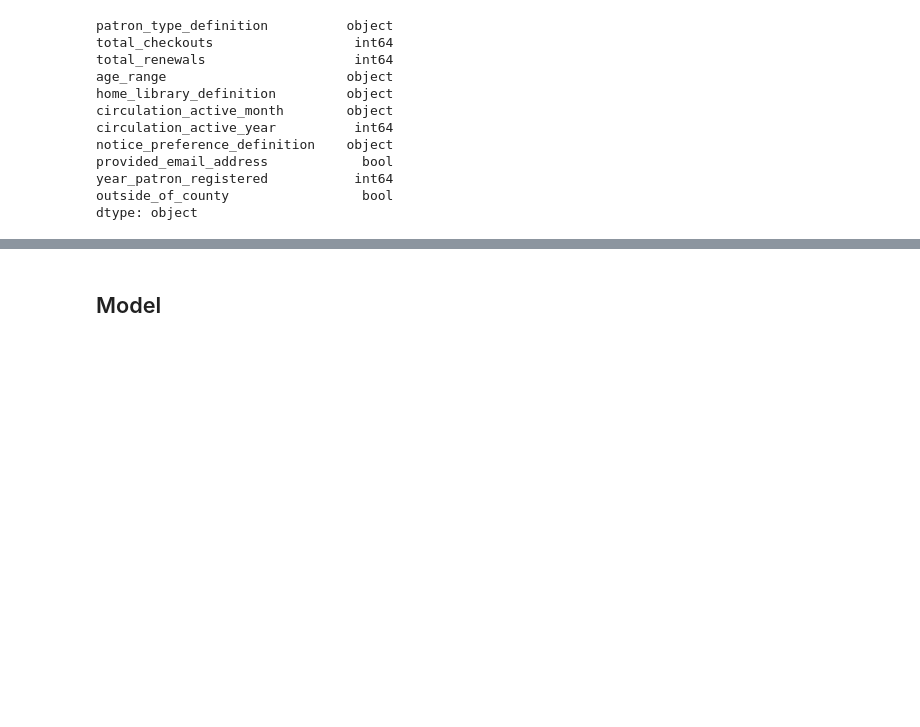
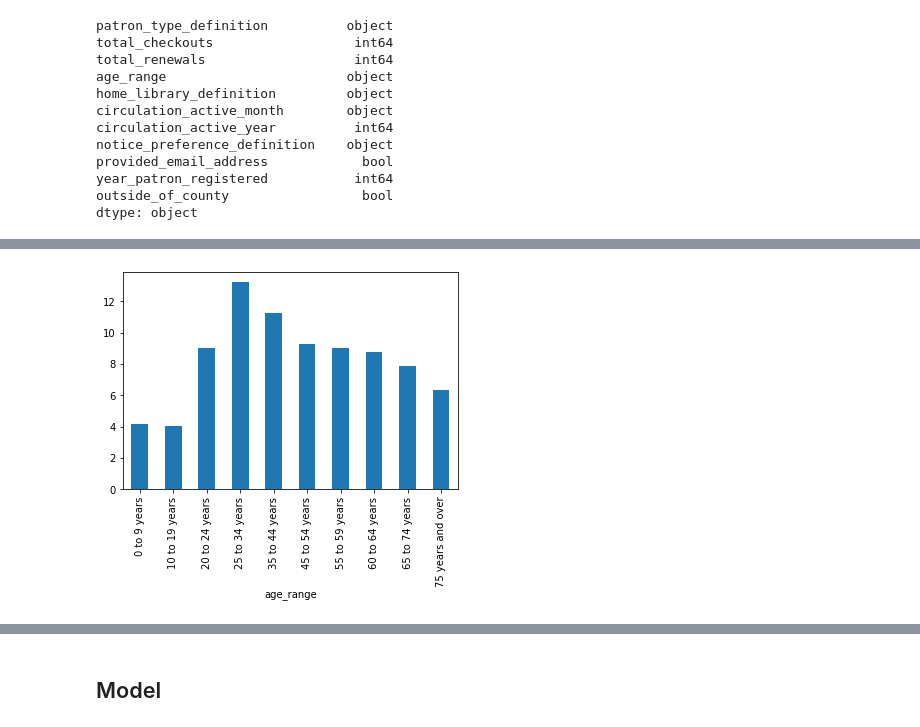
Before and after one commit to arispeaks/SFLibrary, a Jupyter notebook: SF_Library_Project.ipynb, the cells around one changed output, grey strips where cells are left out. Drawn from its saved outputs; the diff is of its cells as text; code cells hidden in the pictures; blank space fills up the shorter version.

```diff
--- a/SF_Library_Project.ipynb
+++ b/SF_Library_Project.ipynb
@@ -414,0 +378,11 @@ df.head()
+# %%
+# Interesting, when looking at renewals the highest group is not 60-64 years and the 75 and older is brought
+# down to fifth highest.
+# Let's take a look at renewals per checkouts. Because the data does not provide specifics about any particular
+# checkout, this again will have to be computed as an average=
+# total_renewals/ total_checkouts and I will make this more informative by mutliplying by days allowed per renewal =
+# 21 days per renewal.
+df_comp['renewal_days'] = np.round(df_comp.total_renewals/df_comp.total_checkouts,1)*21
+df_comp.groupby('age_range').renewal_days.mean().plot(kind ='bar');
+# %% [output]
+[figure, added]
```
Also changed, not shown: parts of 64 cells of this notebook.
